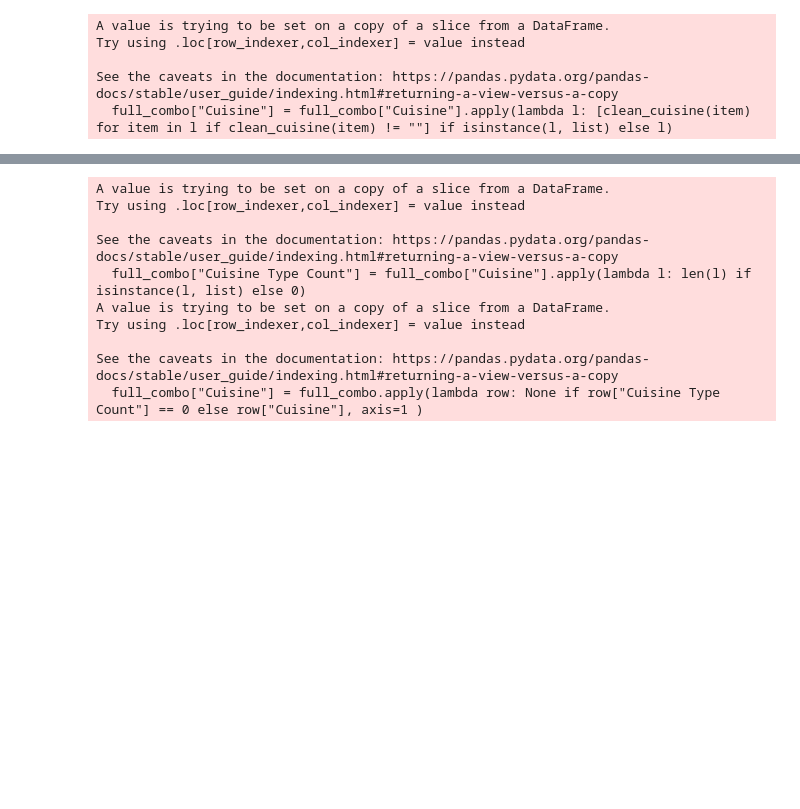
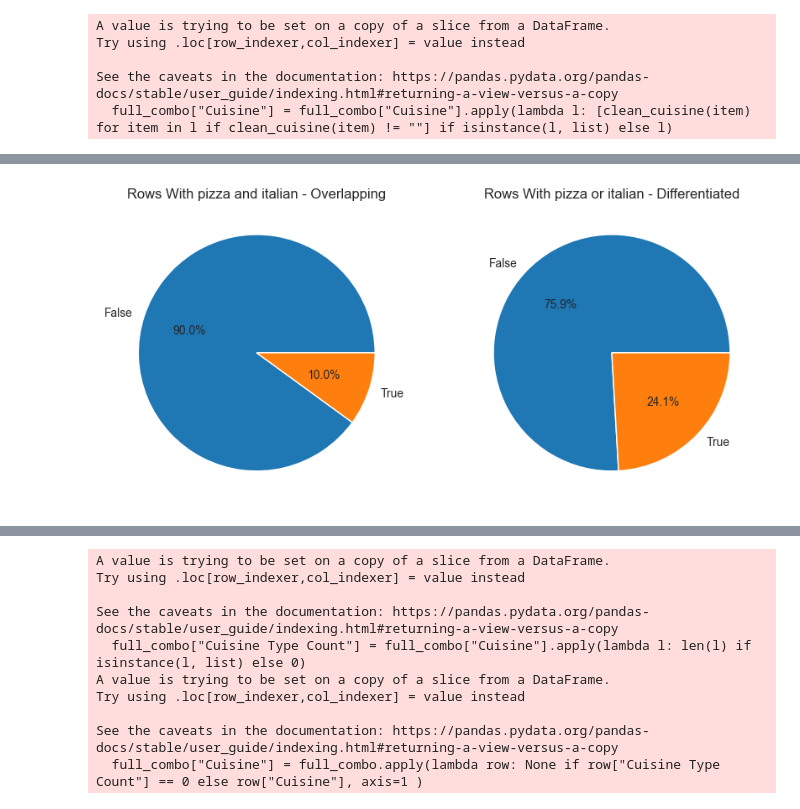
Before and after one commit to PrinCons/RestRecs, a Jupyter notebook: models/research/cuisine_exploration.ipynb, the cells around one changed output, grey strips where cells are left out. Drawn from its saved outputs; the diff is of its cells as text; code cells hidden in the pictures; blank space fills up the shorter version.

```diff
--- a/models/research/cuisine_exploration.ipynb
+++ b/models/research/cuisine_exploration.ipynb
@@ -132,0 +185,13 @@ See the caveats in the documentation: https://pandas.pydata.org/pandas-docs/stab
+# %%
+most_frequent_cuisine = 95 # technically it's american, but it seems too generic and amorphous; will be calculated later
+total_rows = len(full_combo)
+expected_freq = most_frequent_cuisine/total_rows
+most_frequent_items = list(item_frequency_df["Items"][item_frequency_df["Proportion"] >= expected_freq])
+# %%
+def remove_freq_items(l):
+    if isinstance(l, list):
+        new_list = []
+        for i in l:
+            if i not in most_frequent_items:
+                new_list.append(i)
+        return new_list
@@ -132,0 +392,16 @@ See the caveats in the documentation: https://pandas.pydata.org/pandas-docs/stab
+# %%
+def plot_cuisine_overlap(cuisines = ()):
+    and_condition = full_combo["Cuisine"].apply(lambda l: cuisines[0] in l and cuisines[1] in l if isinstance(l, list) else False).value_counts()
+    or_condition = full_combo["Cuisine"].apply(lambda l: cuisines[0] in l or cuisines[1] in l if isinstance(l, list) else False).value_counts()
+    plt.figure(figsize=(10, 5))
+    plt.subplot(1, 2, 1)
+    plt.pie(and_condition, labels = and_condition.index, autopct='%1.1f%%', colors = sns.color_palette("tab10"))
+    plt.title(f"Rows With {cuisines[0]} and {cuisines[1]} - Overlapping")
+    plt.subplot(1, 2, 2)
+    plt.pie(or_condition, labels = or_condition.index, autopct='%1.1f%%', colors = sns.color_palette("tab10"))
+    plt.title(f"Rows With {cuisines[0]} or {cuisines[1]} - Differentiated")
+    plt.show()
+# %%
+plot_cuisine_overlap(("pizza", "italian"))
+# %% [output]
+[figure, added]
```
Also changed, not shown: parts of 82 cells of this notebook.
